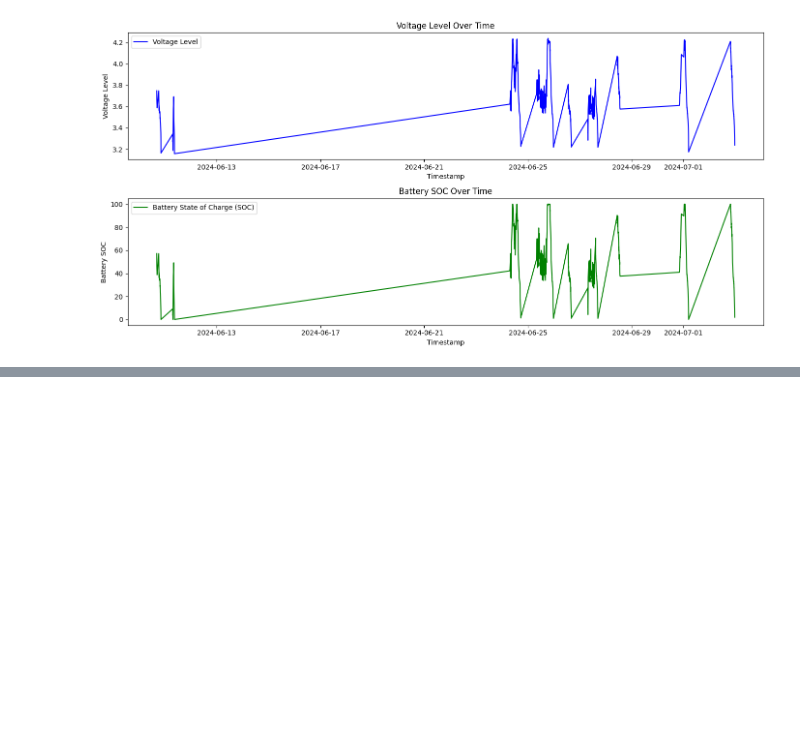
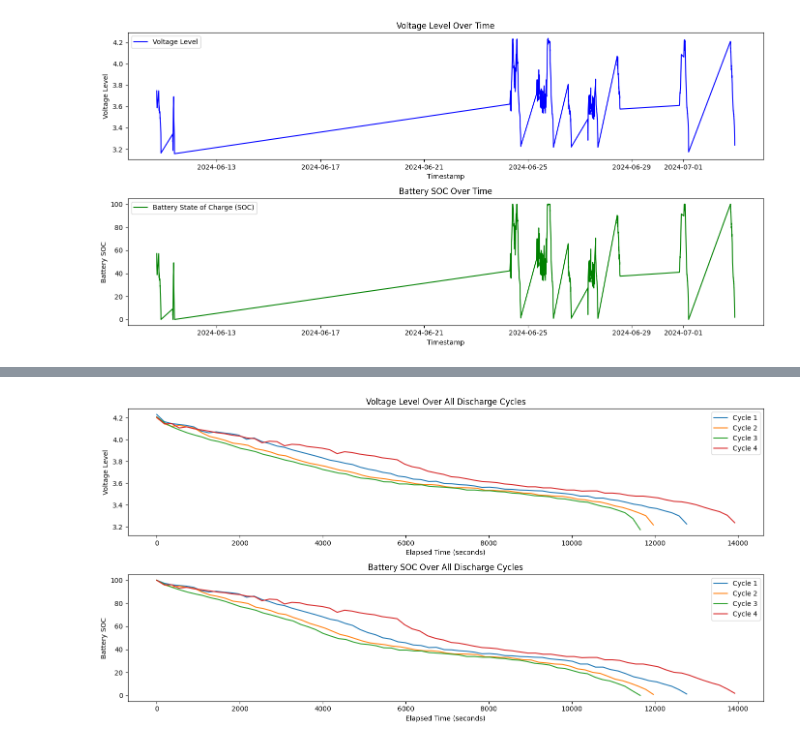
Before and after one commit to johalexander/subjective-self-tracking, a Jupyter notebook: prototype/code/visualisations/visualisations_battery.ipynb, the cells around one changed output, grey strips where cells are left out. Saved outputs shown, nothing was run; the diff lists cells and outputs as text; code cells hidden in the pictures; blank space fills up the shorter version.

```diff
--- a/prototype/code/visualisations/visualisations_battery.ipynb
+++ b/prototype/code/visualisations/visualisations_battery.ipynb
@@ -65,0 +76,25 @@ display(overview_df)
+# %%
+plt.figure(figsize=(14, 7))
+
+plt.subplot(2, 1, 1)
+for idx, cycle_df in enumerate(cycle_data):
+    cycle_df['elapsed_time'] = (cycle_df['timestamp'] - cycle_df['timestamp'].iloc[0]).dt.total_seconds()
+    plt.plot(cycle_df['elapsed_time'], cycle_df['voltage_level'], label=f'Cycle {idx + 1}')
+plt.xlabel('Elapsed Time (seconds)')
+plt.ylabel('Voltage Level')
+plt.title('Voltage Level Over All Discharge Cycles')
+plt.legend()
+
+plt.subplot(2, 1, 2)
+for idx, cycle_df in enumerate(cycle_data):
+    cycle_df['elapsed_time'] = (cycle_df['timestamp'] - cycle_df['timestamp'].iloc[0]).dt.total_seconds()
+    plt.plot(cycle_df['elapsed_time'], cycle_df['battery_soc'], label=f'Cycle {idx + 1}')
+plt.xlabel('Elapsed Time (seconds)')
+plt.ylabel('Battery SOC')
+plt.title('Battery SOC Over All Discharge Cycles')
+plt.legend()
+
+plt.tight_layout()
+plt.show()
+# %% [output]
+[figure, added]
```
Also changed, not shown: parts of 1 cell of this notebook.
